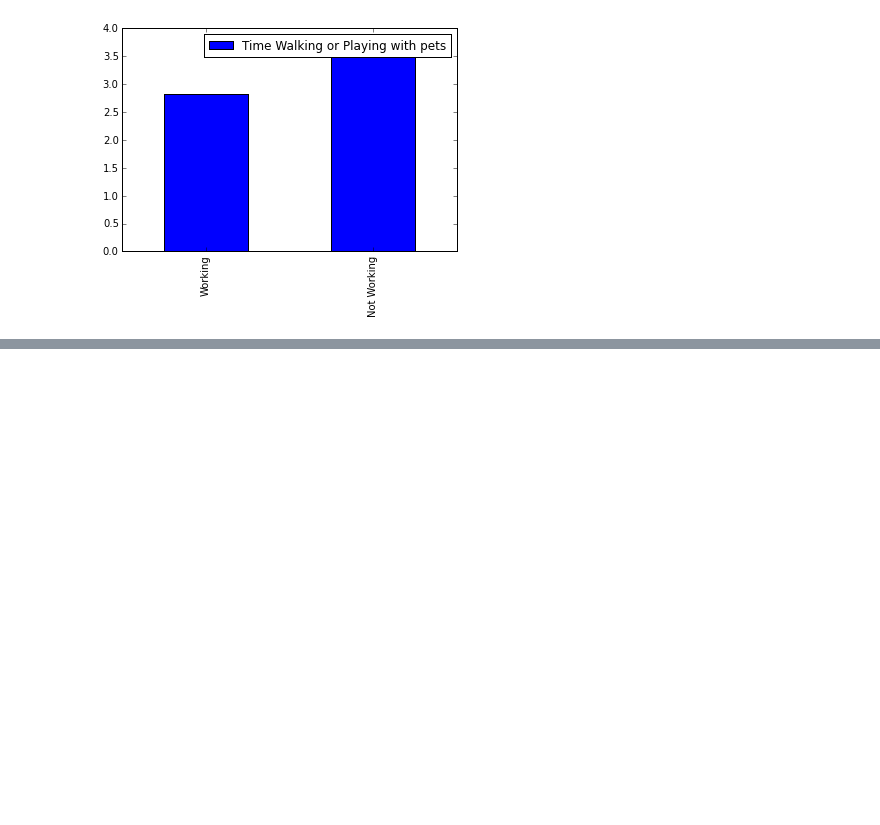
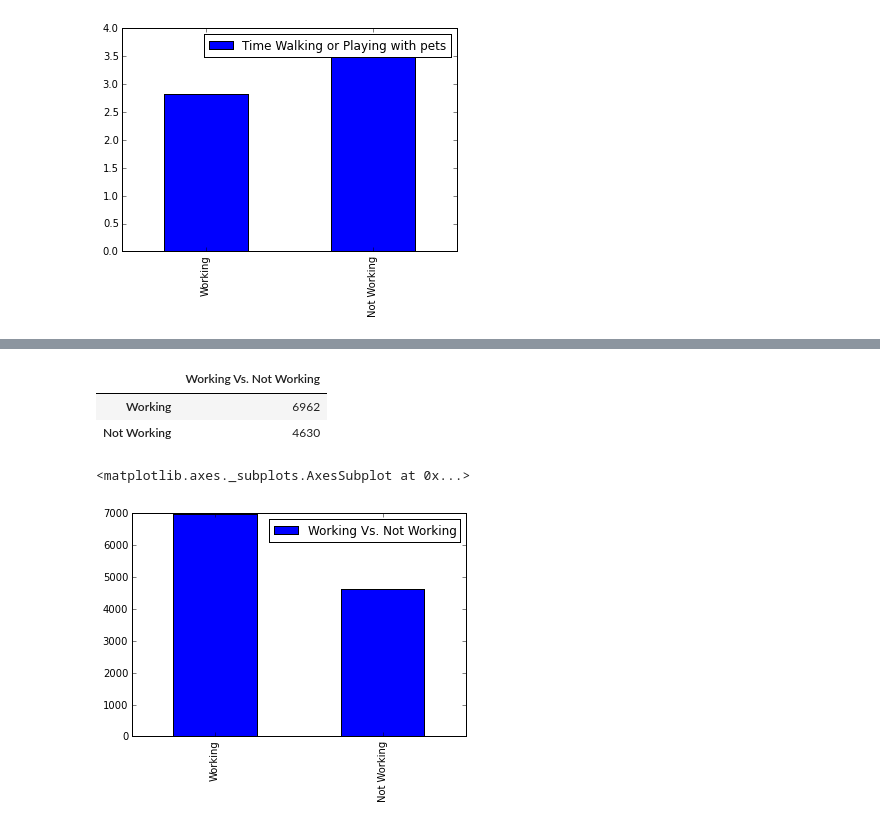
Before and after one commit to rryanburton/atus-analysis, a Jupyter notebook: ATUS_survey.ipynb, the cells around one changed output, grey strips where cells are left out. Saved outputs shown, nothing was run; the diff lists cells and outputs as text; code cells hidden in the pictures; blank space fills up the shorter version.

Commit message:
added graphs for employed v unemployed

```diff
--- a/ATUS_survey.ipynb
+++ b/ATUS_survey.ipynb
@@ -107,0 +113,17 @@ both_petwalking.plot(kind = 'bar')
+# %%
+employed_count = len(employed)
+unemployed_count = len(unemployed)
+# %%
+working_ornot = pd.DataFrame([employed_count, unemployed_count])
+working_ornot.columns = ["Working Vs. Not Working"]
+working_ornot.index = ["Working", "Not Working"]
+working_ornot
+# %% [output]
+|  | Working Vs. Not Working |
+| Working | 6962 |
+| Not Working | 4630 |
+# %%
+working_ornot.plot(kind = 'bar')
+# %% [output]
+<matplotlib.axes._subplots.AxesSubplot at 0x...>
+[figure, added]
```
Also changed, not shown: parts of 6 cells of this notebook.
